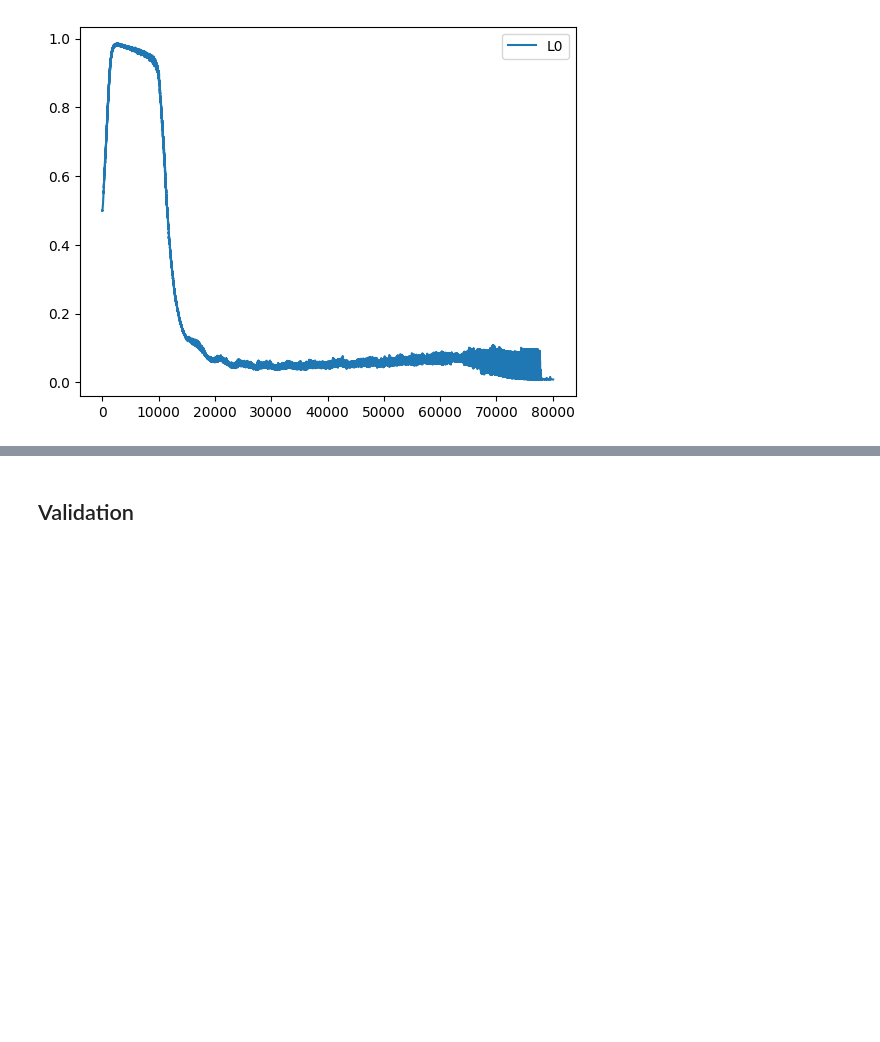
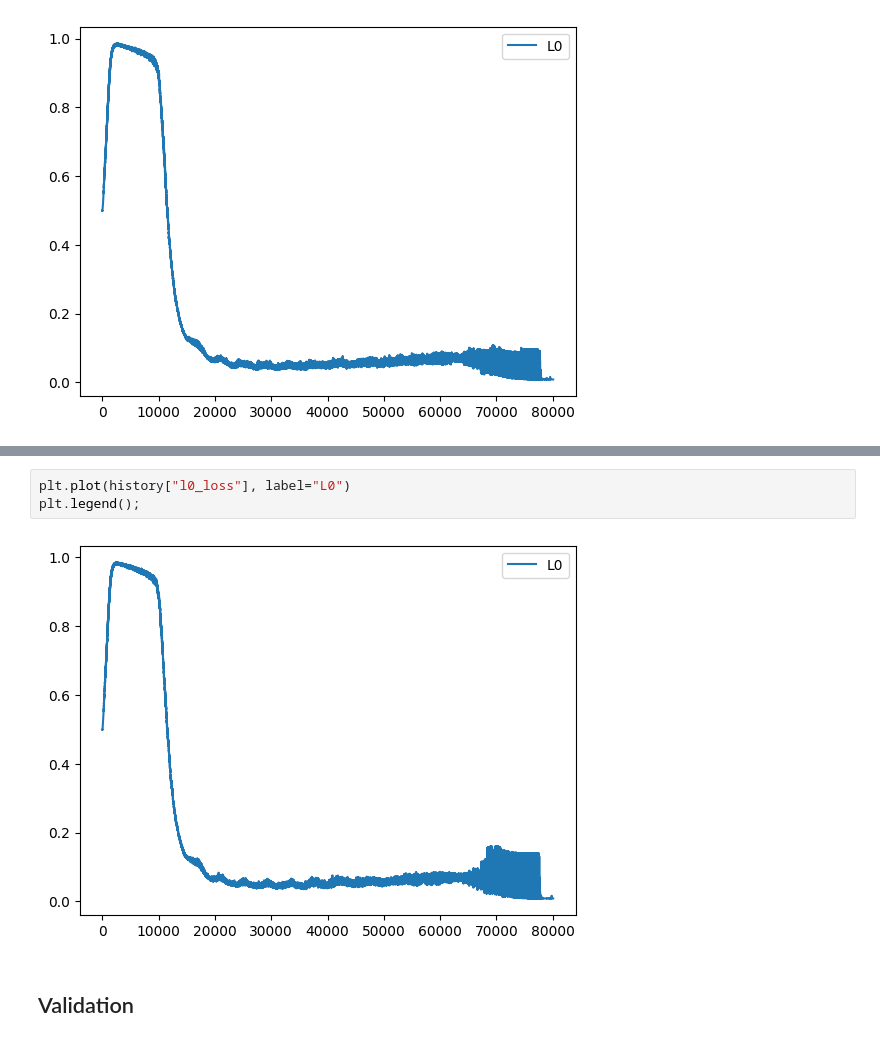
Before and after one commit to kennythecanary/edu_projects, a Jupyter notebook: DLS_term2/sae_clip/sae_training.ipynb, the cells around one changed output, grey strips where cells are left out. Drawn from its saved outputs; the diff is of its cells as text; blank space fills up the shorter version.

```diff
--- a/DLS_term2/sae_clip/sae_training.ipynb
+++ b/DLS_term2/sae_clip/sae_training.ipynb
@@ -129,3 +154,8 @@ plt.legend();
+# %%
+plt.plot(history["l0_loss"], label="L0")
+plt.legend();
+# %% [output]
+[figure, added]
 # %% [markdown]
 ## Validation
 # %%
```
Also changed, not shown: parts of 9 cells of this notebook, 4 other files.
